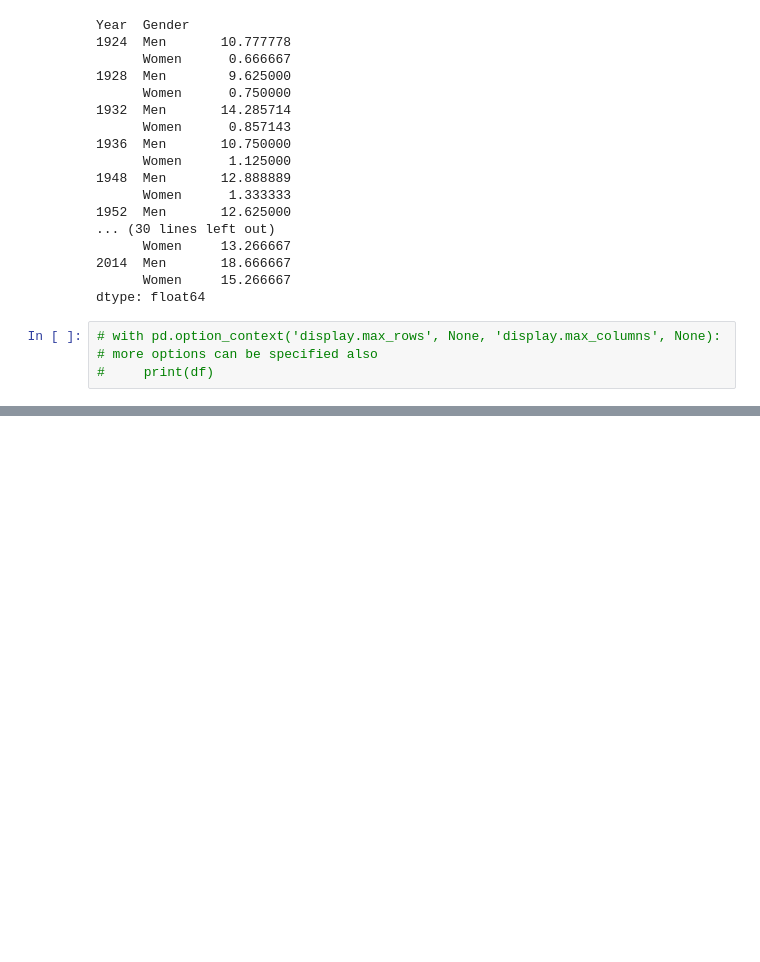
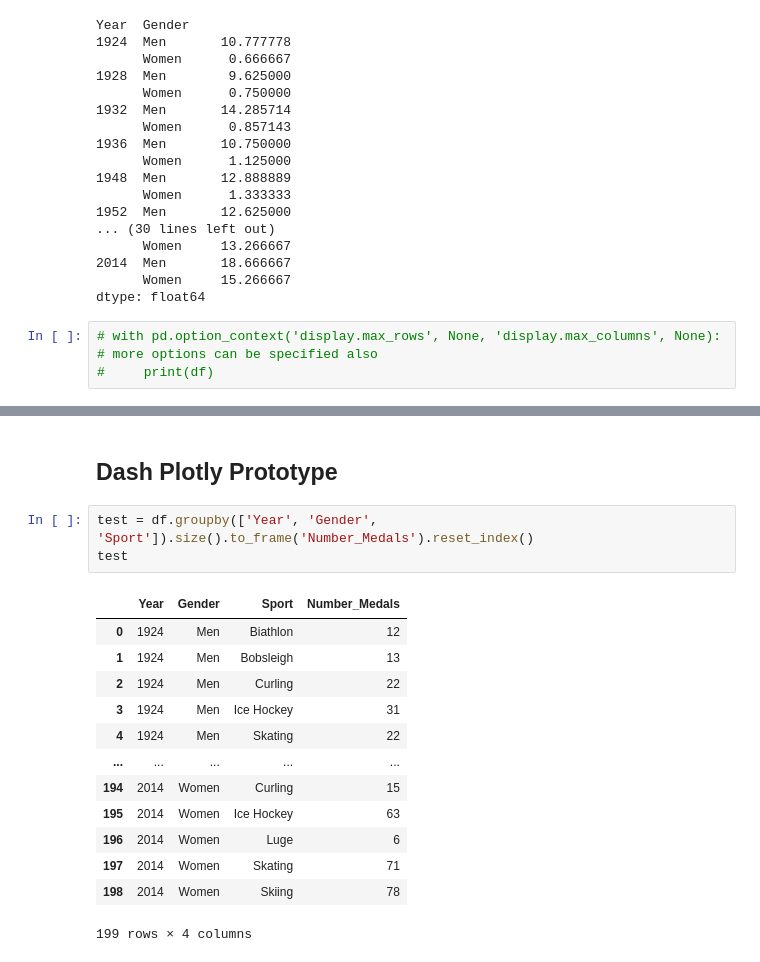
Before and after one commit to raulgiovannymartinez/Data-Visualization-DSE241, a Jupyter notebook: Exercise 1/data exploration.ipynb, the cells around one changed output, grey strips where cells are left out. Drawn from its saved outputs; the diff is of its cells as text; blank space fills up the shorter version.

```diff
--- a/Exercise 1/data exploration.ipynb
+++ b/Exercise 1/data exploration.ipynb
@@ -204,0 +337,19 @@ dtype: float64
+# %% [markdown]
+## Dash Plotly Prototype
+# %%
+test = df.groupby(['Year', 'Gender', 'Sport']).size().to_frame('Number_Medals').reset_index()
+test
+# %% [output]
+|  | Year | Gender | Sport | Number_Medals |
+| 0 | 1924 | Men | Biathlon | 12 |
+| 1 | 1924 | Men | Bobsleigh | 13 |
+| 2 | 1924 | Men | Curling | 22 |
+| 3 | 1924 | Men | Ice Hockey | 31 |
+| 4 | 1924 | Men | Skating | 22 |
+| ... | ... | ... | ... | ... |
+| 194 | 2014 | Women | Curling | 15 |
+| 195 | 2014 | Women | Ice Hockey | 63 |
+| 196 | 2014 | Women | Luge | 6 |
+| 197 | 2014 | Women | Skating | 71 |
+| 198 | 2014 | Women | Skiing | 78 |
+199 rows × 4 columns
```
Also changed, not shown: parts of 24 cells of this notebook.
